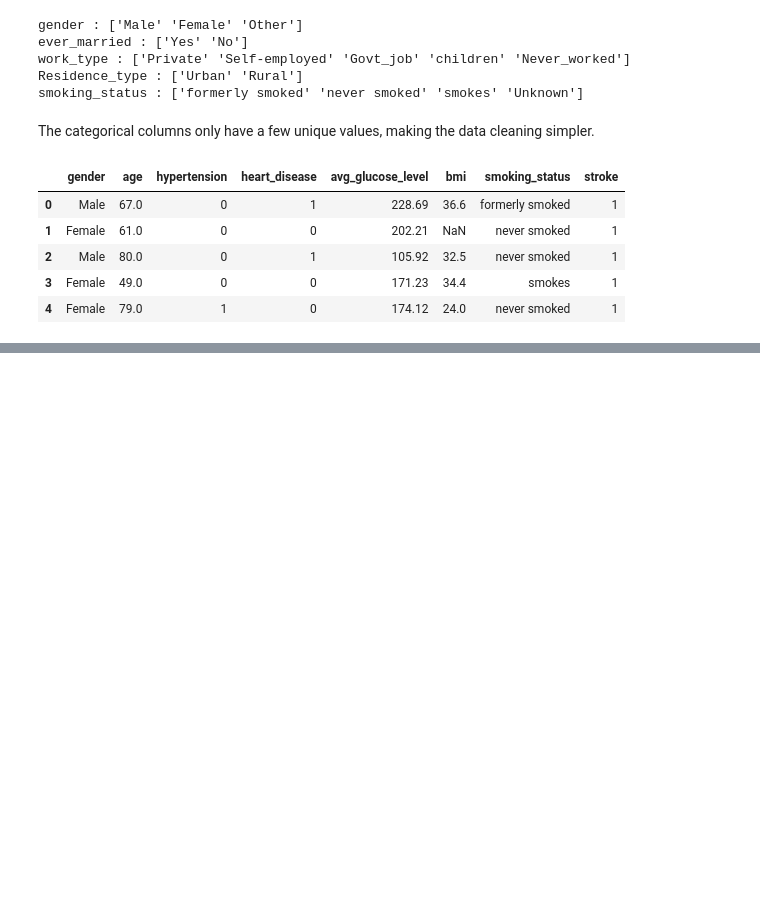
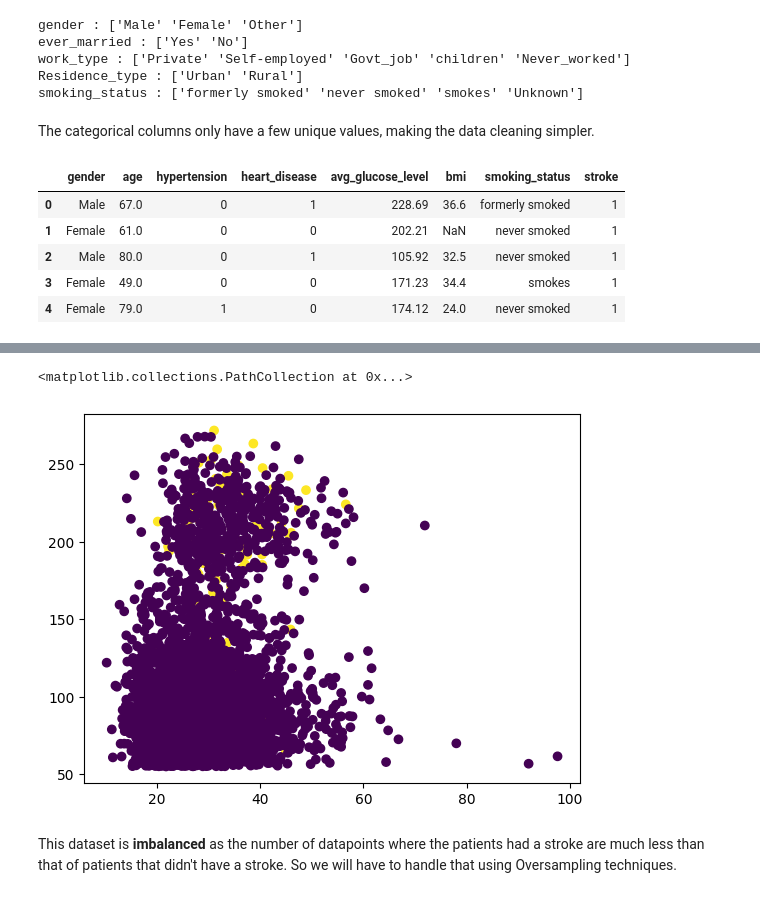
Before and after one commit to sreerag03a/stroke-prediction, a Jupyter notebook: notebooks/stroke_prediction_eda.ipynb, the cells around one changed output, grey strips where cells are left out. Cells and saved outputs as stored; diff of their text form; code cells hidden in the pictures; blank space fills up the shorter version.

```diff
--- a/notebooks/stroke_prediction_eda.ipynb
+++ b/notebooks/stroke_prediction_eda.ipynb
@@ -83,0 +145,7 @@ df_copy.head()
+# %%
+plt.scatter(df_copy['bmi'],df_copy['avg_glucose_level'],c=df_copy['stroke'])
+# %% [output]
+<matplotlib.collections.PathCollection at 0x...>
+[figure, added]
+# %% [markdown]
+This dataset is **imbalanced** as the number of datapoints where the patients had a stroke are much less than that of patients that didn't have a stroke. So we will have to handle that using Oversampling techniques.
```
Also changed, not shown: parts of 12 cells of this notebook, 6 other files.
